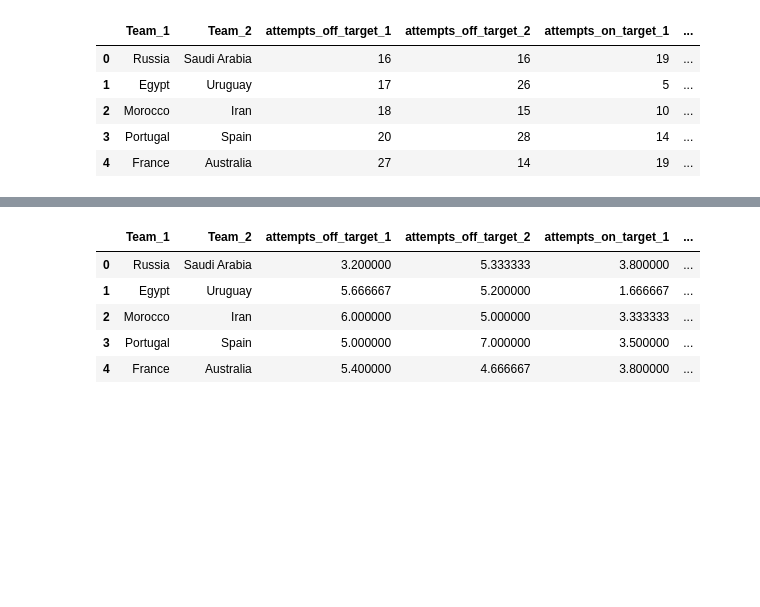
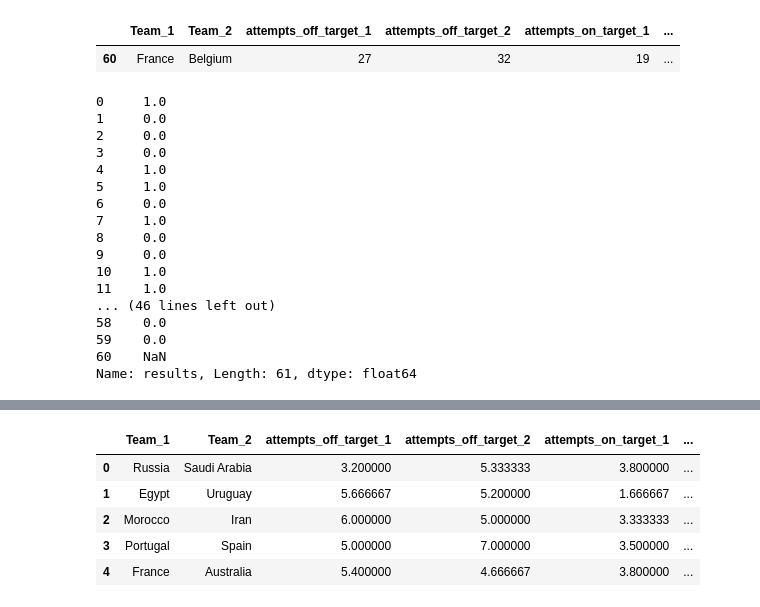
Before and after one commit to darthmelonder/FIFA-WC-PREDICTOR-BASED-ON-WC-18-MATCHES-, a Jupyter notebook: predict_final.ipynb, the cells around one changed output, grey strips where cells are left out. Drawn from its saved outputs; the diff is of its cells as text; code cells hidden in the pictures; blank space fills up the shorter version.

```diff
--- a/predict_final.ipynb
+++ b/predict_final.ipynb
@@ -1,14 +1,11 @@
 # %%
 import pandas as pd
 # FIFA TEAM STATS FOR WC 2018 upto R16
 df = pd.read_csv('fifa_team_stats.csv')
 # MATCHES RESULTS IN WC 2018 upto R16
 matches = pd.read_csv('ALL_MATCHES.csv')
-matches.head()
+matches[60:]
+#add_match = pd.DataFrame({'Team_1':'France', 'Team_2':'Belgium', 'attempts_off_target_1':27, 'attempts_off_target_2':32,'attempts_on_target_1':19,'attempts_on_target_2':33,'clearances_1':)
 # %% [output]
 |  | Team_1 | Team_2 | attempts_off_target_1 | attempts_off_target_2 | attempts_on_target_1 | ... |
-| 0 | Russia | Saudi Arabia | 16 | 16 | 19 | ... |
-| 1 | Egypt | Uruguay | 17 | 26 | 5 | ... |
-| 2 | Morocco | Iran | 18 | 15 | 10 | ... |
-| 3 | Portugal | Spain | 20 | 28 | 14 | ... |
-| 4 | France | Australia | 27 | 14 | 19 | ... |
+| 60 | France | Belgium | 27 | 32 | 19 | ... |
@@ -16,0 +12,20 @@ matches.head()
+# %%
+matches['results']
+# %% [output]
+0     1.0
+1     0.0
+2     0.0
+3     0.0
+4     1.0
+5     1.0
+6     0.0
+7     1.0
+8     0.0
+9     0.0
+10    1.0
+11    1.0
+... (46 lines left out)
+58    0.0
+59    0.0
+60    NaN
+Name: results, Length: 61, dtype: float64
```
Also changed, not shown: parts of 6 cells of this notebook.
